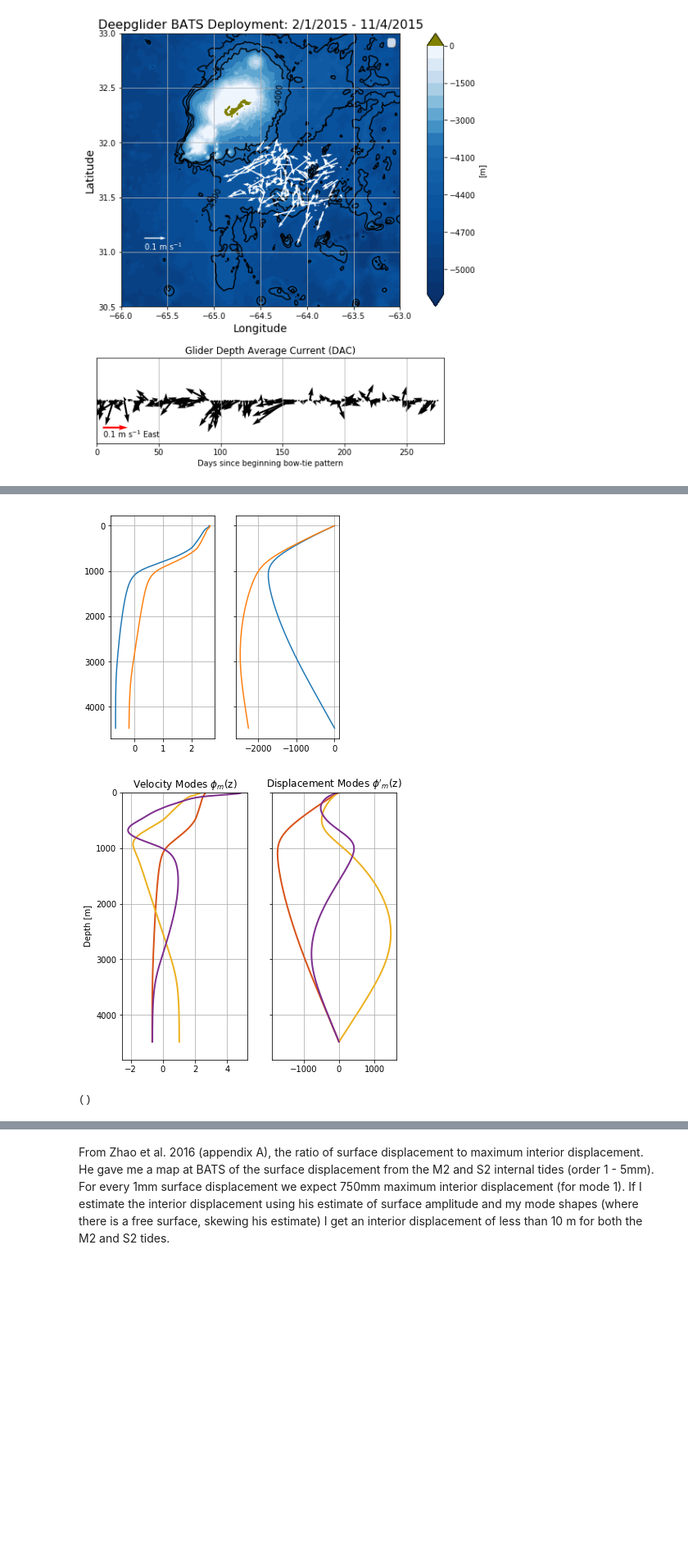
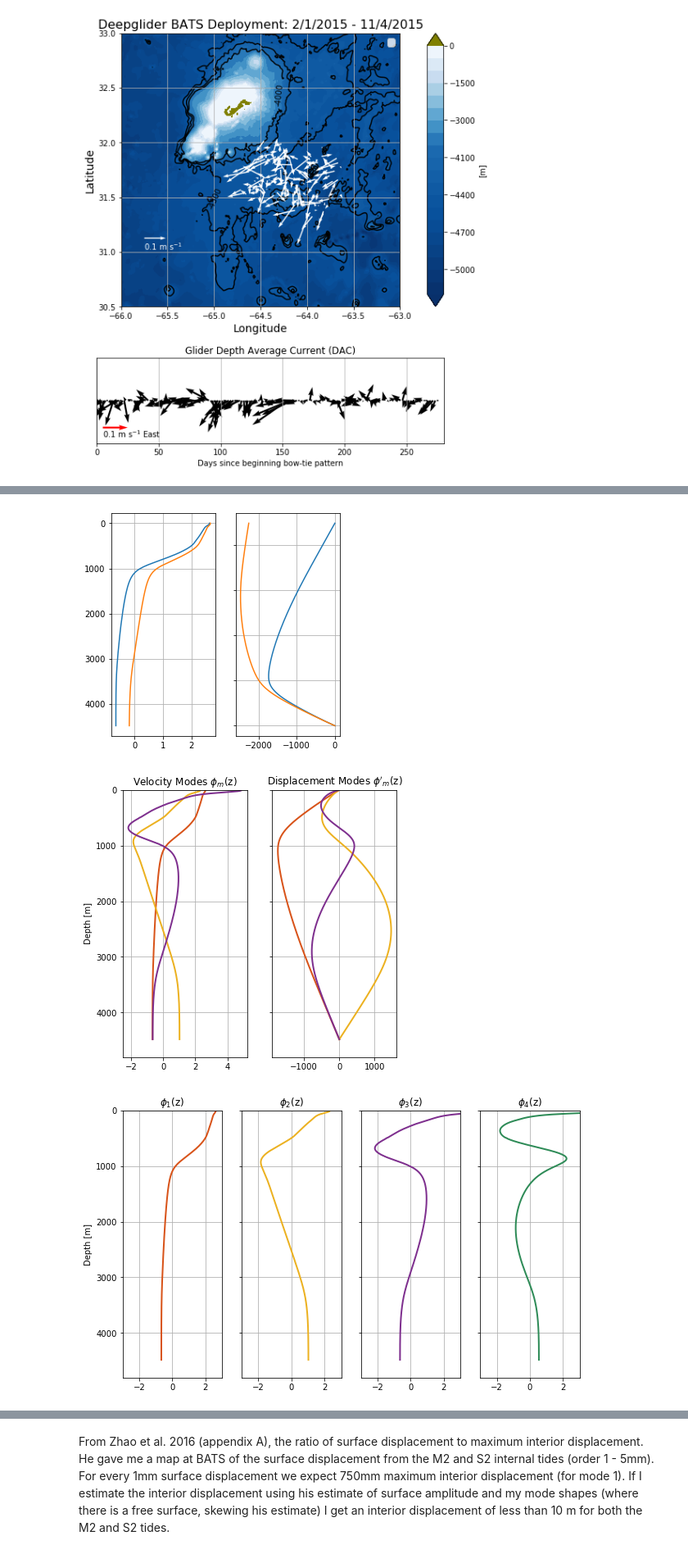
Before and after one commit to jakesteinberg/geostrophic_turbulence, a Jupyter notebook: bats_dg_2015_mode_projections.ipynb, the cells around one changed output, grey strips where cells are left out. Shown at 82% size. Saved outputs shown, nothing was run; the diff lists cells and outputs as text; code cells hidden in the pictures; blank space fills up the shorter version.

```diff
--- a/bats_dg_2015_mode_projections.ipynb
+++ b/bats_dg_2015_mode_projections.ipynb
@@ -116,0 +116,4 @@ np.shape(sa[-20, :])
+# %%
+prof_date = [datetime.date.fromordinal(np.int(prof_time[0]))]
+for i in range(1, len(prof_time)):
+    prof_date.append(datetime.date.fromordinal(np.int(prof_time[i])))
@@ -258,2 +307,13 @@ plot_pro(ax)
 [figure]
 ()
+# %%
+plt.rcParams['figure.figsize'] = 6, 6
+f, ax1 = plt.subplots()
+ax1.plot(mw_v_good[:, 10], grid)
+ax1.invert_yaxis()
+ax1.set_xlim([-.25, .25])
+ax1.set_ylabel('Depth [m]')
+ax1.set_xlabel('[m/s]')
+ax1.set_title('Cross-Track Geostrophic Velocity')
+plot_pro(ax1)
+f.savefig("/Users/jake/Desktop/samp_vel_2.jpg", dpi=300)
@@ -299,36 +361,65 @@ plt.rcParams['figure.figsize'] = 5, 5
 f, (ax1, ax2) = plt.subplots(1, 2, sharey=True)
 ax1.plot(Gz_tot[:, 1], grid)
 ax1.plot(F[:, 1], grid)
 ax2.plot(G_tot[:, 1], grid)
 ax2.plot(F_int[:, 1], grid)
 # ax1.set_ylim([900, 3500])
 ax1.grid()
 ax1.invert_yaxis()
 plot_pro(ax2)
 
 mode_colors = ['#0072BD', '#D85319', '#ECB120', '#7E2F8E']
 plt.rcParams['figure.figsize'] = 6, 6
 f, (ax1, ax2) = plt.subplots(1, 2, sharey=True)
 ax1.plot(Gz_tot[:, 1], grid, color=mode_colors[1], linewidth=2)
 ax1.plot(Gz_tot[:, 2], grid, color=mode_colors[2], linewidth=2)
 ax1.plot(Gz_tot[:, 3], grid, color=mode_colors[3], linewidth=2)
 # ax1.plot(F[:, 1], grid)
 ax1.set_title(r'Velocity Modes $\phi_m$(z)')
 ax1.set_ylabel('Depth [m]')
 ax2.plot(G_tot[:, 1], grid, color=mode_colors[1], linewidth=2)
 ax2.plot(G_tot[:, 2], grid, color=mode_colors[2], linewidth=2)
 ax2.plot(G_tot[:, 3], grid, color=mode_colors[3], linewidth=2)
 # ax2.plot(F_int[:, 1], grid)
 ax2.set_title(r"Displacement Modes $\phi'_m$(z)")
 ax1.set_ylim([0, 4800])
 ax1.grid()
 ax1.invert_yaxis()
+ax2.invert_yaxis()
 plot_pro(ax2)
 # f.savefig("/Users/jake/Documents/baroclinic_modes/Meetings/meeting_19_05_17/normal_fb_modes.jpg", dpi=300)
+
+# example figure showing each mode separately
+mode_colors = ['#0072BD', '#D85319', '#ECB120', '#7E2F8E', '#2E8B57']
+plt.rcParams['figure.figsize'] = 10, 6
+f, (ax1, ax2, ax3, ax4) = plt.subplots(1, 4, sharey=True)
+ax1.plot(Gz_tot[:, 1], grid, color=mode_colors[1], linewidth=2)
+ax1.set_title(r'$\phi_1$(z)')
+ax2.set_title(r'$\phi_2$(z)')
+ax3.set_title(r'$\phi_3$(z)')
+ax4.set_title(r'$\phi_4$(z)')
+ax1.set_ylabel('Depth [m]')
+ax2.plot(Gz_tot[:, 2], grid, color=mode_colors[2], linewidth=2)
+ax3.plot(Gz_tot[:, 3], grid, color=mode_colors[3], linewidth=2)
+ax4.plot(Gz_tot[:, 4], grid, color=mode_colors[4], linewidth=2)
+ax1.set_ylim([0, 4800])
+ax1.set_xlim([-3, 3])
+ax2.set_xlim([-3, 3])
+ax3.set_xlim([-3, 3])
+ax4.set_xlim([-3, 3])
+ax1.grid()
+ax2.grid()
+ax3.grid()
+ax1.invert_yaxis()
+ax2.invert_yaxis()
+ax3.invert_yaxis()
+ax4.invert_yaxis()
+plot_pro(ax4)
+# f.savefig("/Users/jake/Desktop/vel_modes_per.jpg", dpi=300)
 # %% [output]
-[figure, old version]
+[figure, new version]
 [figure]
-()
+[figure, added]
 # %%
 # PLOT --- test season differences in modes
 plt.rcParams['figure.figsize'] = 5, 5
```
Also changed, not shown: parts of 17 cells of this notebook, 8 other files.
